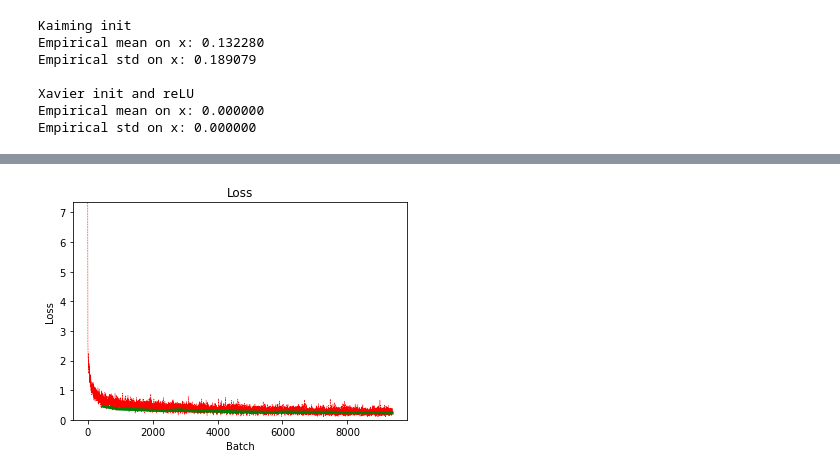
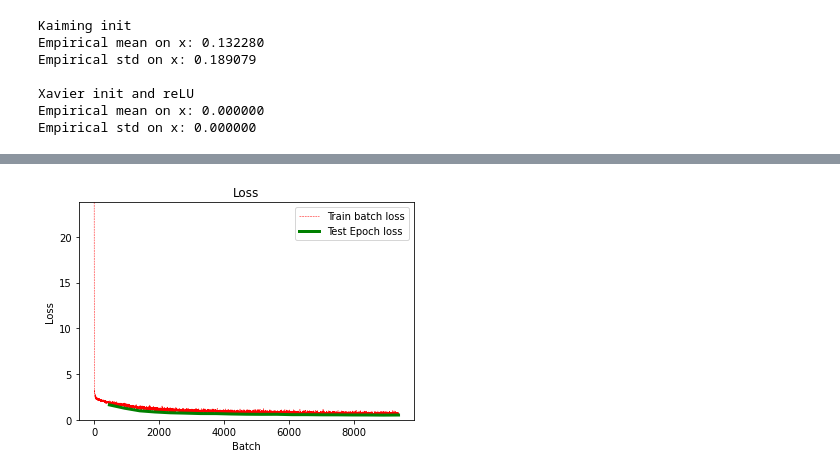
Before and after one commit to mocedon/EE-DL046211, a Jupyter notebook: HW2/ee046211_hw2_312775364.ipynb, the cells around one changed output, grey strips where cells are left out. Cells and saved outputs as stored; diff of their text form; code cells hidden in the pictures.

Commit message:
Q3_need to make callable

```diff
--- a/HW2/ee046211_hw2_312775364.ipynb
+++ b/HW2/ee046211_hw2_312775364.ipynb
@@ -338,7 +338,9 @@ In this task you are going to design and train your first neural network for cla
 import torch.nn as nn
 
 def init_normal(m):
-  nn.init.normal_(m, 0, 0.005)
+  #std = torch.sqrt((torch.Tensor([1/m.shape[1]]))) * torch.sqrt(torch.Tensor([2]))
+  std = (m.shape[0] ** -0.5) * (2 ** 0.5)
+  nn.init.normal_(m, 0, std)
 
 
 def init_kaiming_normal(m):
@@ -346,10 +348,10 @@ def init_kaiming_normal(m):
 
 
 class MyModel(nn.Module):
-    def __init__(self, conv_param, lin_param, init=init_normal):
+    def __init__(self, mlp_param, lin_param, init=init_normal):
         super(MyModel, self).__init__()
         # model definitions/blocks
-        self.conv_layer = nn.Sequential(*conv_param)
+        self.mlp_layer = nn.Sequential(*mlp_param)
         self.fc_layer = nn.Sequential(*lin_param)
         self.init_model = init
         # custom initialization
@@ -367,8 +369,8 @@ class MyModel(nn.Module):
                 self.init_model(m.weight)
 
     def forward(self, x):
-        x = self.conv_layer(x)
         x = x.view(x.size(0), -1)
+        x = self.mlp_layer(x)
         x = self.fc_layer(x)
         return x
 # %%
@@ -439,7 +441,17 @@ conv_layer=[
+# %%
+MLP_layer = [nn.Linear(28*28, 1024),
+             nn.ReLU(inplace=True),
+             nn.Linear(1024, 2048),
+             nn.ReLU(inplace=True),
+             #nn.Linear(2048, 2048),
+             #nn.ReLU(inplace=True),
+             nn.Linear(2048, 4096),
+             #nn.ReLU(inplace=True),
+             #nn.Linear(4096, 4096)]
 # %%
 fc_layer = [
             nn.Dropout(p=0.1),
-            nn.Linear(3*3*256, 1024),
+            nn.Linear(4096, 1024),
             nn.ReLU(inplace=True),
             nn.Linear(1024, 512),
             nn.ReLU(inplace=True),
@@ -458,11 +470,11 @@ fc_layer = [
             nn.Linear(32, 10)
 ]
 # %%
-# CNN dict
+# MLP dict
 # time to train our model
 # hyper-parameters
 batch_size = 128
-learning_rate = 1e-4
+learning_rate = 1e-5
 epochs = 20
 
 
@@ -479,7 +491,7 @@ device = torch.device("cuda:0" if torch.cuda.is_available() else "cpu")
 criterion = nn.CrossEntropyLoss()
 
 # build our model and send it to the device
-model = MyModel(conv_layer, fc_layer).to(device) # no need for parameters as we alredy defined them in the class
+model = MyModel(MLP_layer, fc_layer).to(device) # no need for parameters as we alredy defined them in the class
 
 # optimizer - SGD, Adam, RMSProp...
 optimizer = torch.optim.Adam(model.parameters(), lr=learning_rate)
@@ -611,4 +623,4 @@ Epoch: 20 | Loss: 0.4176 | Training accuracy: 87.883% | Test accuracy: 87.970% |
 # %%
-model_dict['model'] = MyModel(conv_layer, fc_layer, init_kaiming_normal).to(device)
+model_dict['model'] = MyModel(MLP_layer, fc_layer, init_kaiming_normal).to(device)
 train_model(model_dict)
 # %% [output]
@@ -631,5 +643,5 @@ Epoch: 20 | Loss: 0.2593 | Training accuracy: 92.958% | Test accuracy: 92.340% |
 ==> Finished Training ...
-[figure, old version]
+[figure, new version]
 # %% [markdown]
 ### <img src="https://img.icons8.com/color/48/000000/code.png" style="height:50px;display:inline"> Task 3 - Design a CNN
 ---
```
Also changed, not shown: parts of 10 cells of this notebook.
